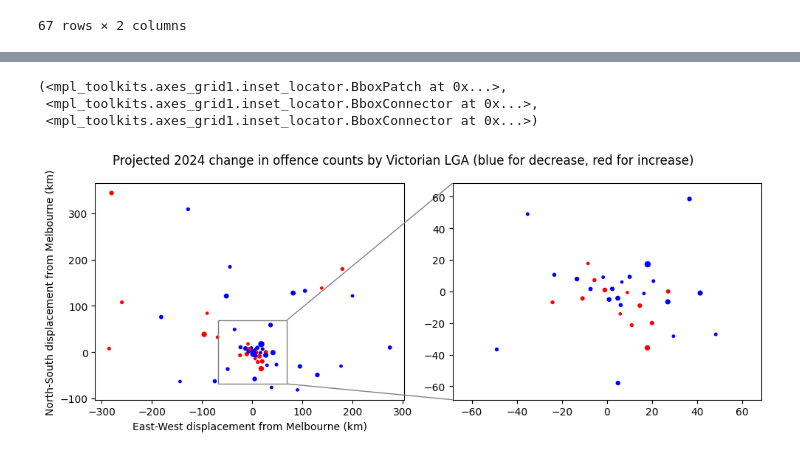
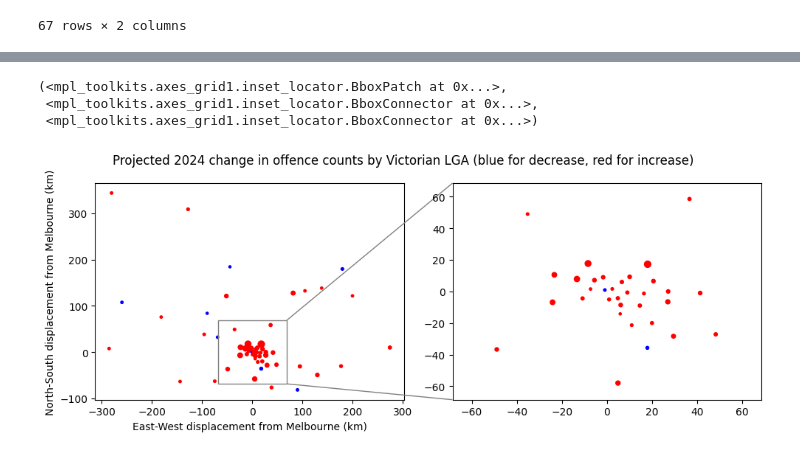
Before and after one commit to khangluong2004/COMP20008_Assignment2, a Jupyter notebook: khang/prediction.ipynb, the cells around one changed output, grey strips where cells are left out. Cells and saved outputs as stored; diff of their text form; code cells hidden in the pictures.

Commit message:
Update pred.csv

```diff
--- a/khang/prediction.ipynb
+++ b/khang/prediction.ipynb
@@ -124,7 +124,7 @@ fig, axes = plt.subplots(1,2, figsize=(10,4))
 axes[0].scatter(
     ratePopPred['locationx'], ratePopPred['locationy'],
     s=transformChange(ratePopPred['crime_count_change']),
-      c=ratePopPred['crime_count_change'] < 0,
+      c=ratePopPred['crime_count_change'] > 0,
       cmap='bwr')
 
 axes[0].set_xlabel('East-West displacement from Melbourne (km)')
@@ -134,7 +134,7 @@ limit = ratePopPred[(ratePopPred['locationx'].abs() < 60) & (ratePopPred['locati
 axes[1].scatter(
     limit['locationx'], limit['locationy'],
     s=transformChange(limit['crime_count_change']),
-      c=limit['crime_count_change'] < 0,
+      c=limit['crime_count_change'] > 0,
       cmap='bwr'
 )
 lim = max(np.max(np.abs(limit['locationx'])), np.max(np.abs(limit['locationy'])))+10
@@ -144,34 +144,34 @@ lim = max(np.max(np.abs(limit['locationx'])), np.max(np.abs(limit['locationy']))
 axes[1].set_xlim([-lim, lim])
 axes[1].set_ylim([-lim, lim])
 # axes[1].set_xlabel('East-West displacement from Melbourne (km)')
 # axes[1].set_ylabel('North-South displacement from Melbourne (km)')
 fig.suptitle('Projected 2024 change in offence counts by Victorian LGA (blue for decrease, red for increase)')
 fig.tight_layout()
 
 # draw a bbox of the region of the inset axes in the parent axes and
 # connecting lines between the bbox and the inset axes area
 # loc1, loc2 : {1, 2, 3, 4}
 def mark_inset(parent_axes, inset_axes, loc1a=1, loc1b=1, loc2a=2, loc2b=2, **kwargs):
     rect = TransformedBbox(inset_axes.viewLim, parent_axes.transData)
 
     pp = BboxPatch(rect, fill=False, **kwargs)
     parent_axes.add_patch(pp)
 
     p1 = BboxConnector(inset_axes.bbox, rect, loc1=loc1a, loc2=loc1b, **kwargs)
     inset_axes.add_patch(p1)
     p1.set_clip_on(False)
     p2 = BboxConnector(inset_axes.bbox, rect, loc1=loc2a, loc2=loc2b, **kwargs)
     inset_axes.add_patch(p2)
     p2.set_clip_on(False)
 
     return pp, p1, p2
 
 mark_inset(axes[0], axes[1], loc1a=2, loc1b=1, loc2a=3, loc2b=4, fc="none", ec="0.5")
 # %% [output]
 (<mpl_toolkits.axes_grid1.inset_locator.BboxPatch at 0x...>,
  <mpl_toolkits.axes_grid1.inset_locator.BboxConnector at 0x...>,
  <mpl_toolkits.axes_grid1.inset_locator.BboxConnector at 0x...>)
-[figure, old version]
+[figure, new version]
 # %%
 countChangeDf = ratePopPred[["LGA", "crime_count_change"]].copy()
 countChangeDec = countChangeDf.sort_values(by = "crime_count_change", ascending=False)
```
Also changed, not shown: parts of 4 cells of this notebook, 1 other file.
